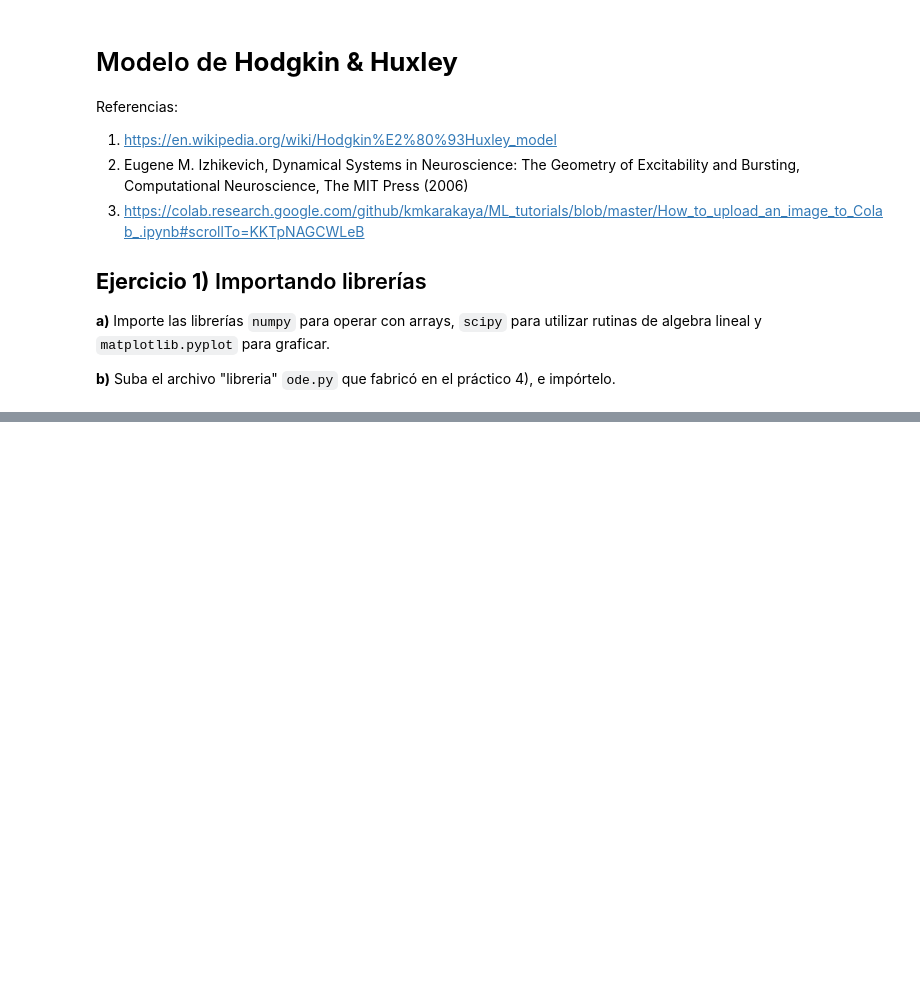
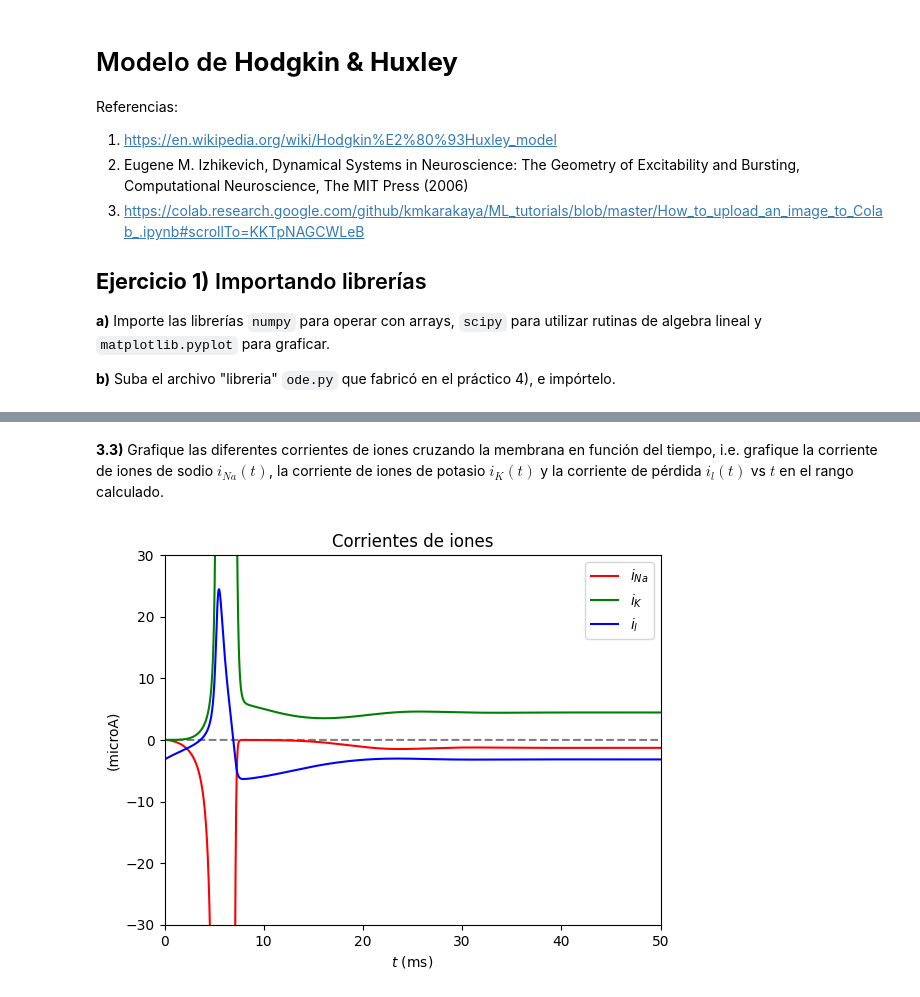
Before and after one commit to marcos626/Redes_neuronales, a Jupyter notebook: Guia 8. El modelo de Hodgkin y Huxley.ipynb, the cells around one changed output, grey strips where cells are left out. Saved outputs shown, nothing was run; the diff lists cells and outputs as text; code cells hidden in the pictures; blank space fills up the shorter version.

```diff
--- a/Guia 8. El modelo de Hodgkin y Huxley.ipynb
+++ b/Guia 8. El modelo de Hodgkin y Huxley.ipynb
@@ -402,0 +382,18 @@ $$
+# %% [markdown]
+**3.3)** Grafique las diferentes corrientes de iones cruzando la membrana en función del tiempo, i.e. grafique  la corriente de iones de sodio $i_{Na}(t)$, la corriente de iones de potasio $i_K(t)$ y la corriente de pérdida $i_l(t)$ vs $t$ en el rango calculado.
+# %%
+# 3.3)
+# Graficamos las corrientes de iones
+plt.xlabel('$t$ (ms)')
+plt.ylabel('(microA)')
+plt.xlim(0,50)
+plt.ylim(-30,30)
+plt.plot(t,0*t,linestyle='--',c='gray')
+plt.plot(t,[ina(x[:,j],p) for j in range(len(t))],c='r',label='$i_{Na}$')
+plt.plot(t,[ik(x[:,j],p) for j in range(len(t))],c='g',label='$i_K$')
+plt.plot(t,[il(x[:,j],p) for j in range(len(t))],c='b',label='$i_l$')
+plt.title('Corrientes de iones')
+plt.legend()
+plt.show()
+# %% [output]
+[figure, added]
```
Also changed, not shown: parts of 78 cells of this notebook.
